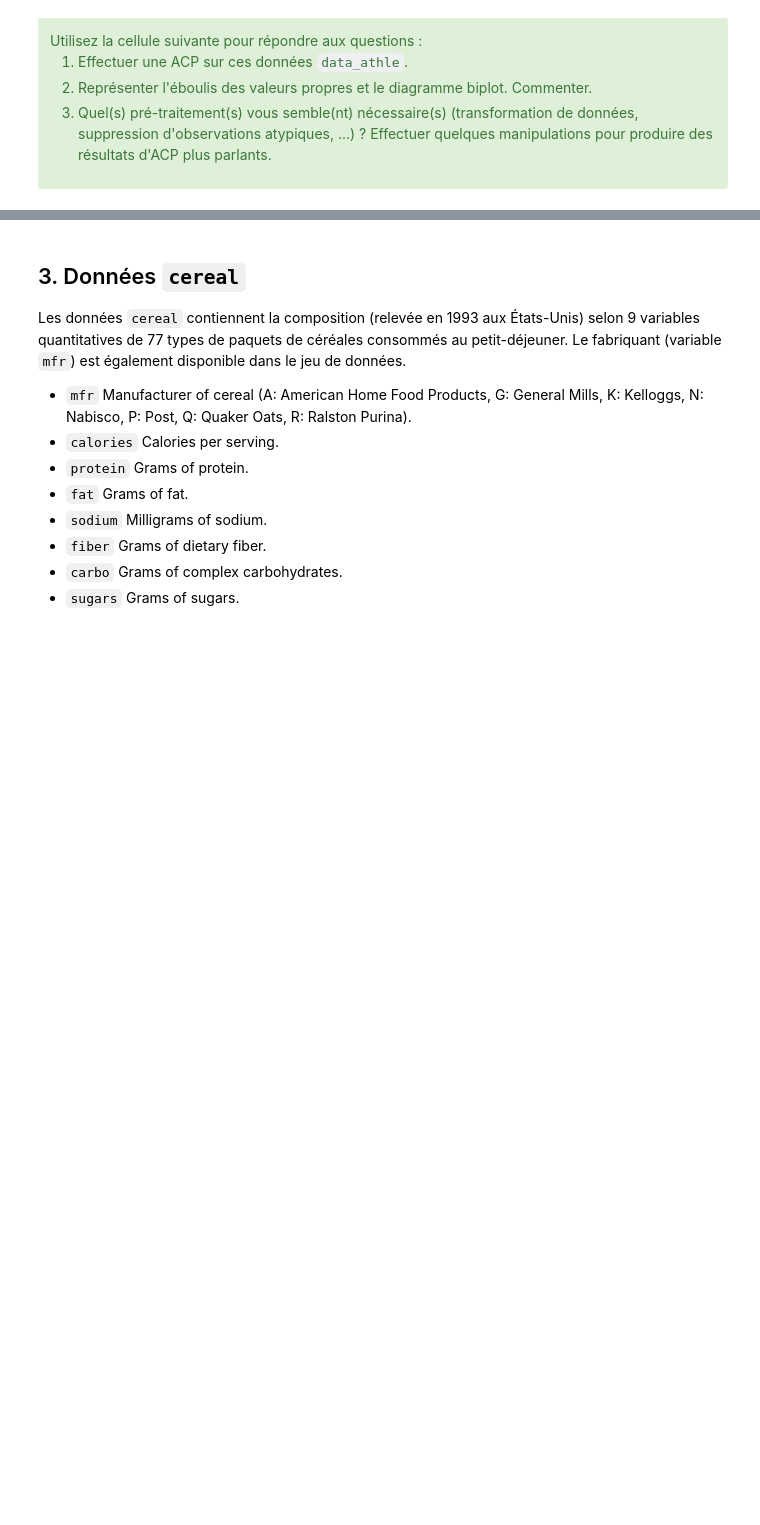
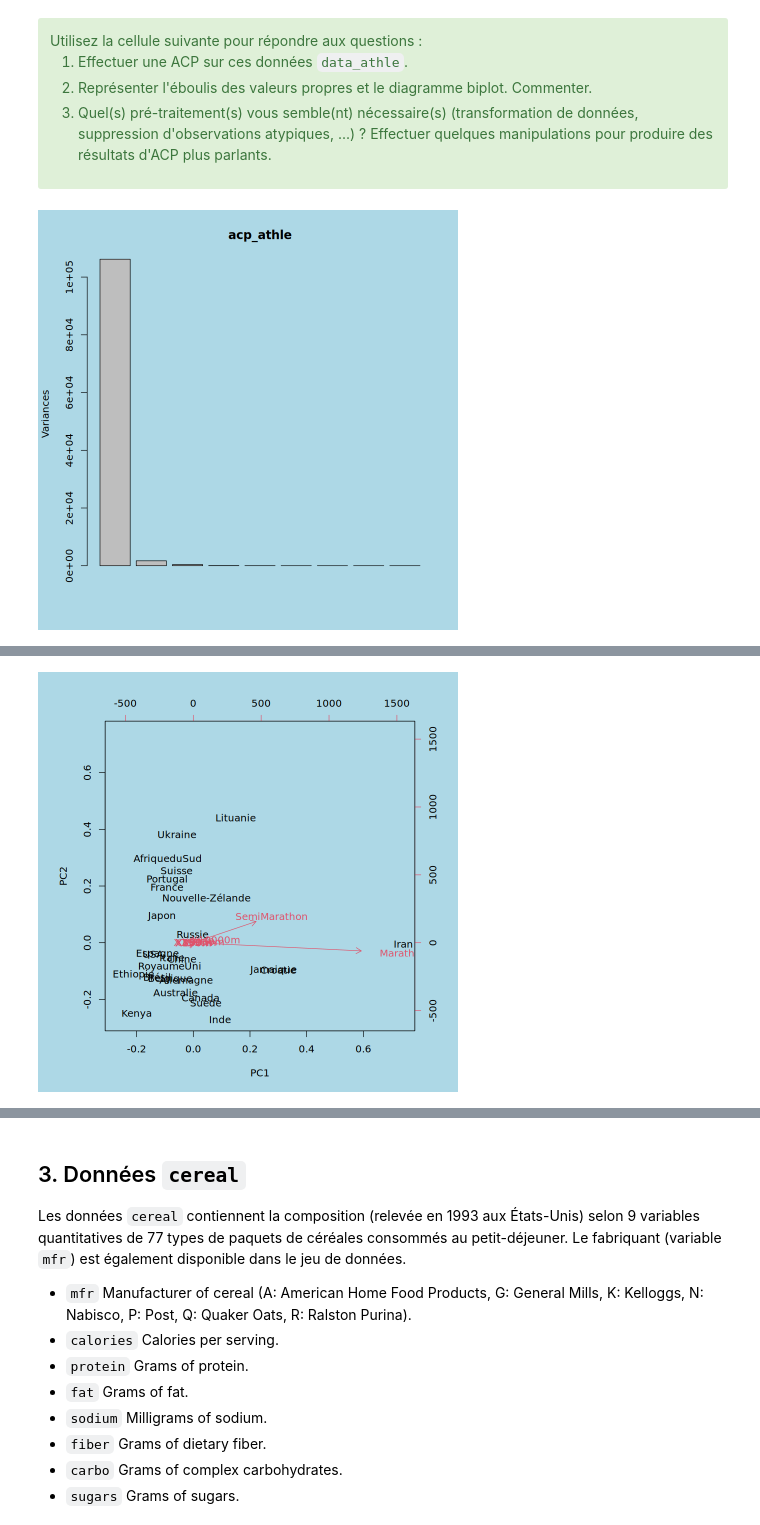
Before and after one commit to tomduquennoy/statistics, a Jupyter notebook: seance_22_09_25/TP4_acp.ipynb, the cells around one changed output, grey strips where cells are left out. Saved outputs shown, nothing was run; the diff lists cells and outputs as text; code cells hidden in the pictures; blank space fills up the shorter version.

```diff
--- a/seance_22_09_25/TP4_acp.ipynb
+++ b/seance_22_09_25/TP4_acp.ipynb
@@ -68,0 +111,16 @@ data_athle <- read.table("data/athle.csv", header=TRUE, dec=",", row.names=1)
+# %%
+# À FAIRE
+
+acp_athle <- prcomp(data_athle)
+
+par(bg = "lightblue")
+plot(acp_athle)
+
+biplot(acp_athle)
+# Damn y'a pas wesh, il faut normaliser le tout mon gaté
+
+sc_athle <- prcomp(data_athle, scale. = TRUE)
+
+biplot(sc_athle)
+# %% [output]
+[figure, added]
@@ -68,0 +131 @@ data_athle <- read.table("data/athle.csv", header=TRUE, dec=",", row.names=1)
+[figure, added]
```
Also changed, not shown: parts of 17 cells of this notebook, 25 other files.
